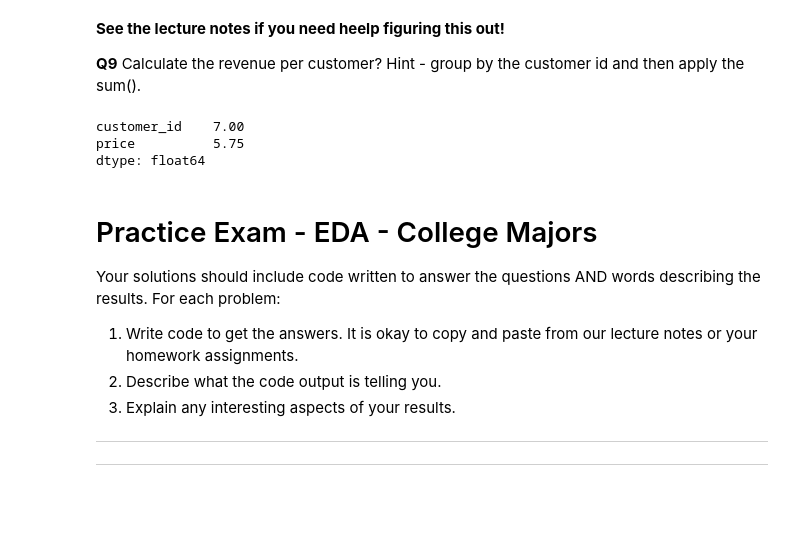
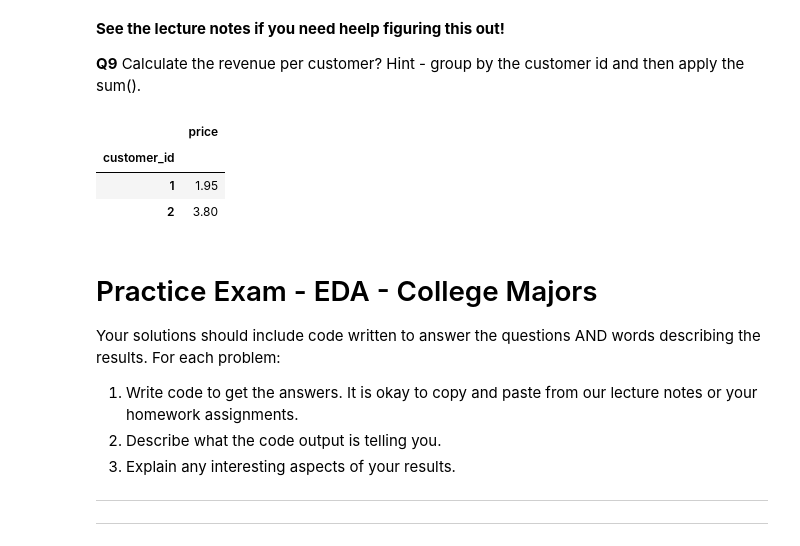
Before and after one commit to Rubenmregalado/Day7, a Jupyter notebook: Day7-HW.ipynb, the cells around one changed output. Cells and saved outputs as stored; diff of their text form; code cells hidden in the pictures; blank space fills up the shorter version.

```diff
--- a/Day7-HW.ipynb
+++ b/Day7-HW.ipynb
@@ -193,14 +193,13 @@ DF_meep['price'].sum()
 **Q9** Calculate the revenue per customer? Hint - group by the customer id and then apply the sum().
 # %%
 # Your code here
-# DF_meep.groupby[['customer_id']]
-# meep[['price']].sum()
 
-DF_meep[['customer_id','price']].groupby(by='
+DF_meep[['customer_id','price']].groupby(by='customer_id').sum()
 # %% [output]
-customer_id    7.00
-price          5.75
-dtype: float64
+|  | price |
+| customer_id |  |
+| 1 | 1.95 |
+| 2 | 3.80 |
 # %% [markdown]
 # Practice Exam - EDA - College Majors
 
```
